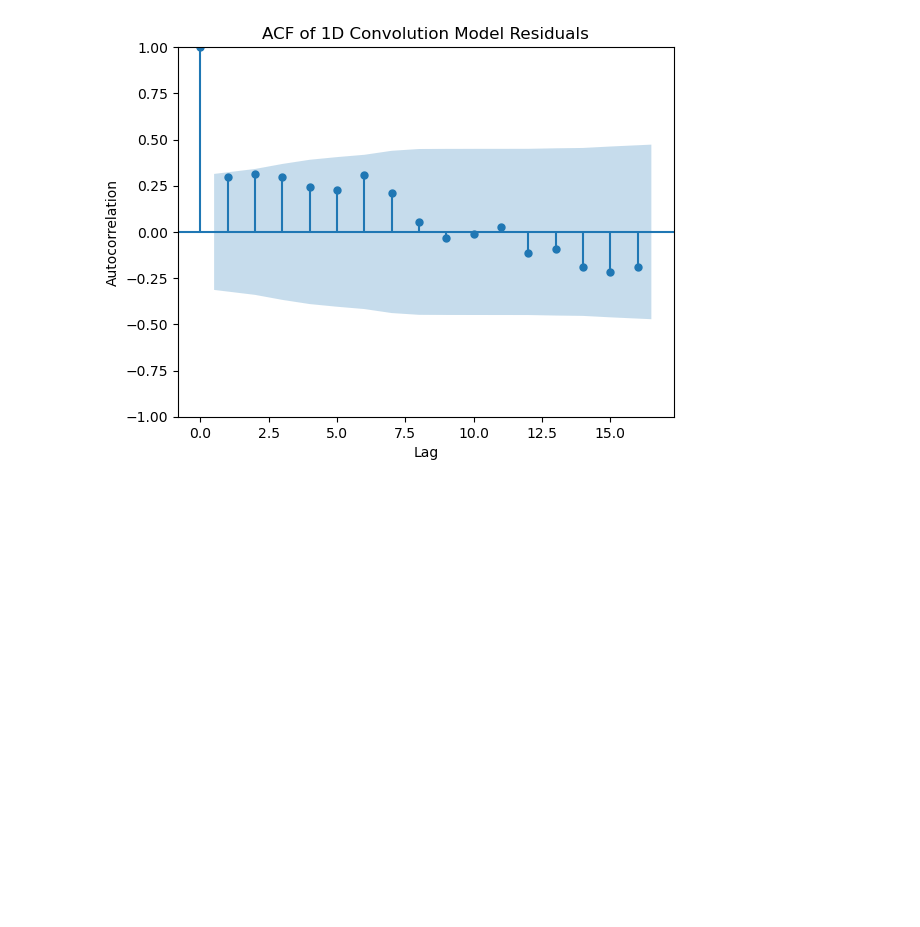
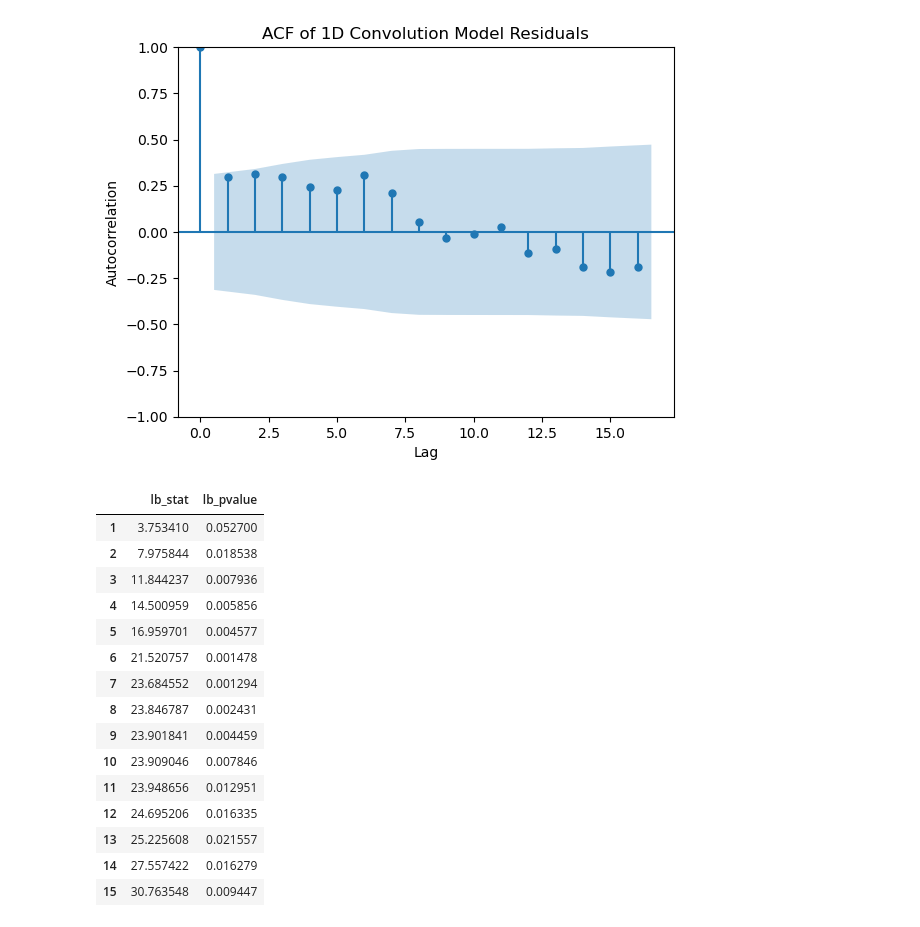
Before and after one commit to GabrielJP314/time-series, a Jupyter notebook: conv1D.ipynb, the cells around one changed output. Drawn from its saved outputs; the diff is of its cells as text; code cells hidden in the pictures; blank space fills up the shorter version.

```diff
--- a/conv1D.ipynb
+++ b/conv1D.ipynb
@@ -241,3 +241,25 @@ for residual in residuals:
     plt.show()
 # %% [output]
 [figure]
+# %%
+from statsmodels.stats.diagnostic import acorr_ljungbox
+resid = residuals["1D Convolution Model"]
+ljung_box_results = acorr_ljungbox(resid, lags=range(1, 16), return_df=True)
+ljung_box_results
+# %% [output]
+|  | lb_stat | lb_pvalue |
+| 1 | 3.753410 | 0.052700 |
+| 2 | 7.975844 | 0.018538 |
+| 3 | 11.844237 | 0.007936 |
+| 4 | 14.500959 | 0.005856 |
+| 5 | 16.959701 | 0.004577 |
+| 6 | 21.520757 | 0.001478 |
+| 7 | 23.684552 | 0.001294 |
+| 8 | 23.846787 | 0.002431 |
+| 9 | 23.901841 | 0.004459 |
+| 10 | 23.909046 | 0.007846 |
+| 11 | 23.948656 | 0.012951 |
+| 12 | 24.695206 | 0.016335 |
+| 13 | 25.225608 | 0.021557 |
+| 14 | 27.557422 | 0.016279 |
+| 15 | 30.763548 | 0.009447 |
```
